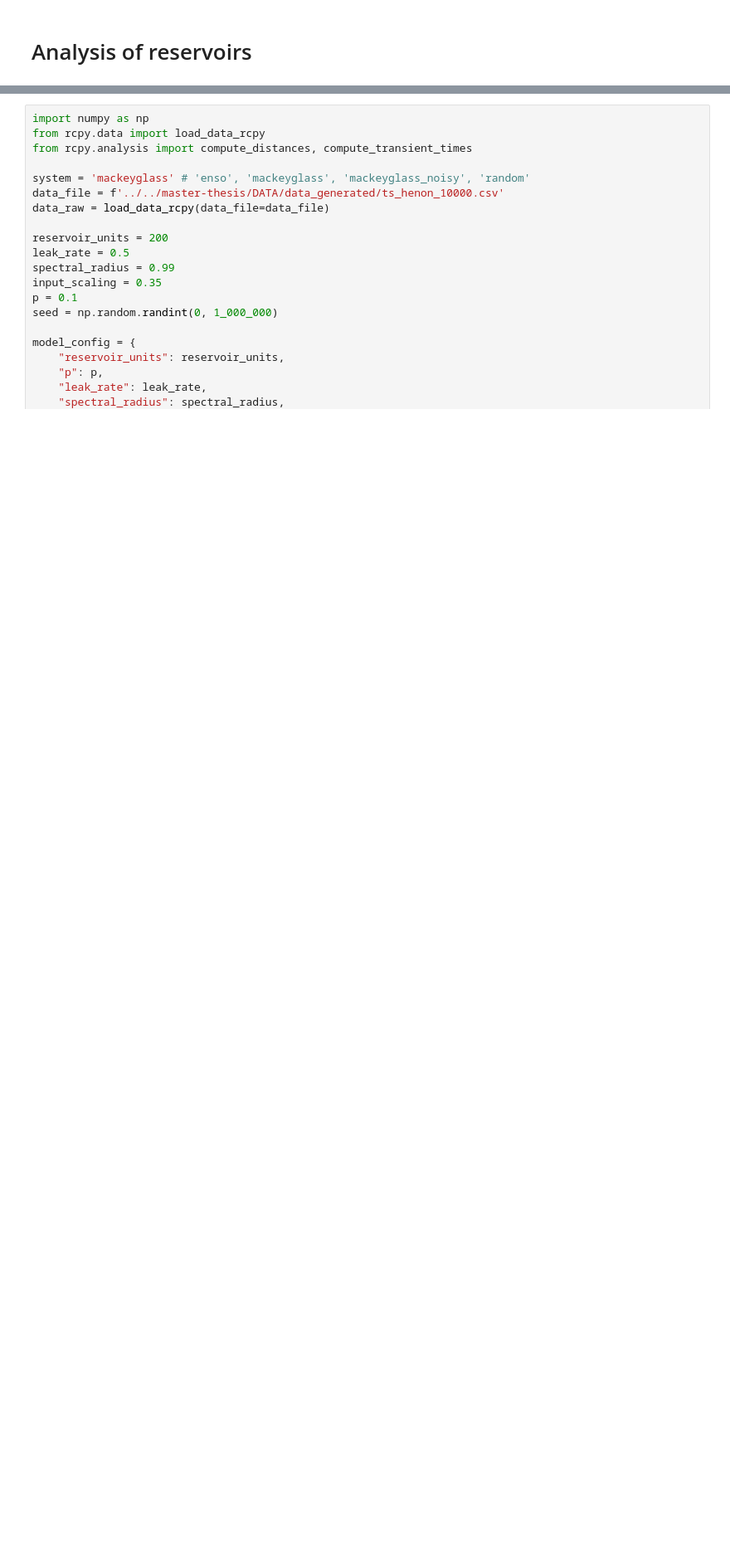
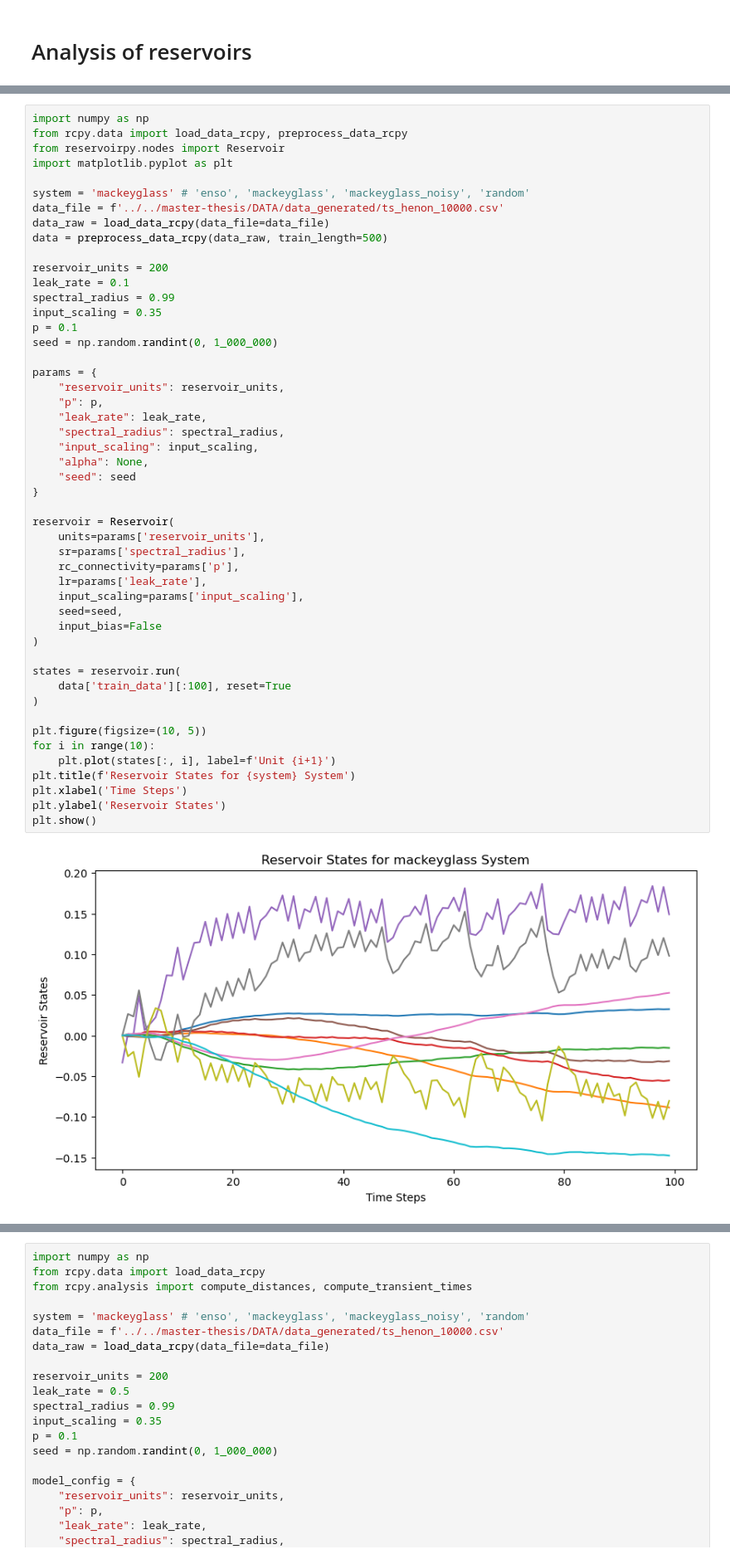
Before and after one commit to erickmad/rcpy, a Jupyter notebook: notebooks/analysis.ipynb, the cells around one changed output, grey strips where cells are left out. Shown at 83% size. Drawn from its saved outputs; the diff is of its cells as text; blank space fills up the shorter version.

```diff
--- a/notebooks/analysis.ipynb
+++ b/notebooks/analysis.ipynb
@@ -3 +5,52 @@
+# %%
+import numpy as np
+from rcpy.data import load_data_rcpy, preprocess_data_rcpy
+from reservoirpy.nodes import Reservoir
+import matplotlib.pyplot as plt
+
+system = 'mackeyglass' # 'enso', 'mackeyglass', 'mackeyglass_noisy', 'random'
+data_file = f'../../master-thesis/DATA/data_generated/ts_henon_10000.csv'
+data_raw = load_data_rcpy(data_file=data_file)
+data = preprocess_data_rcpy(data_raw, train_length=500)
+
+reservoir_units = 200
+leak_rate = 0.1
+spectral_radius = 0.99
+input_scaling = 0.35
+p = 0.1
+seed = np.random.randint(0, 1_000_000)
+
+params = {
+    "reservoir_units": reservoir_units,
+    "p": p,
+    "leak_rate": leak_rate,
+    "spectral_radius": spectral_radius,
+    "input_scaling": input_scaling,
+    "alpha": None,
+    "seed": seed
+}
+
+reservoir = Reservoir(
+    units=params['reservoir_units'],
+    sr=params['spectral_radius'],
+    rc_connectivity=params['p'],
+    lr=params['leak_rate'],
+    input_scaling=params['input_scaling'],
+    seed=seed,
+    input_bias=False
+)
+
+states = reservoir.run(
+    data['train_data'][:100], reset=True
+)
+
+plt.figure(figsize=(10, 5))
+for i in range(10):
+    plt.plot(states[:, i], label=f'Unit {i+1}')
+plt.title(f'Reservoir States for {system} System')
+plt.xlabel('Time Steps')
+plt.ylabel('Reservoir States')
+plt.show()
+# %% [output]
+[figure, added]
 # %% [markdown]
```
Also changed, not shown: parts of 2 cells of this notebook, 8 other files.
